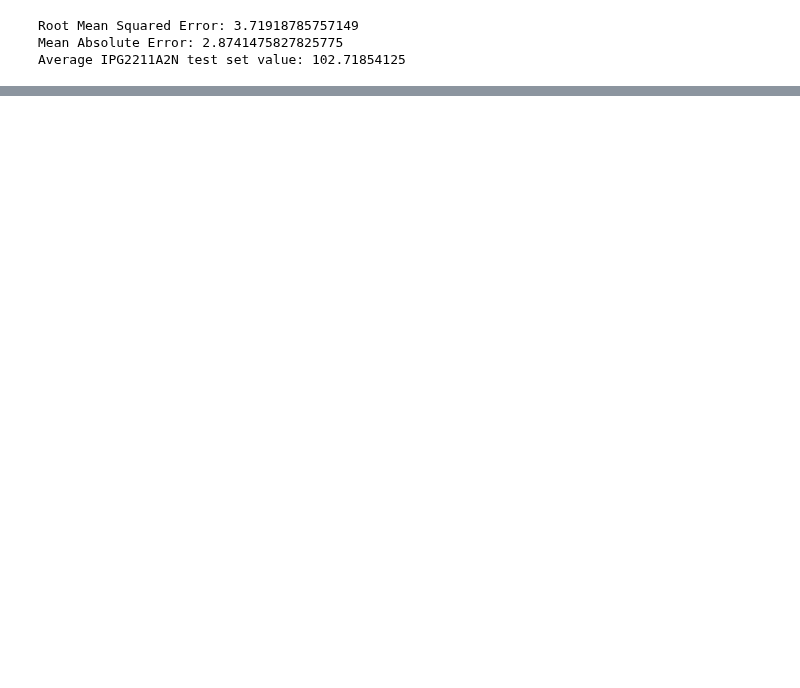
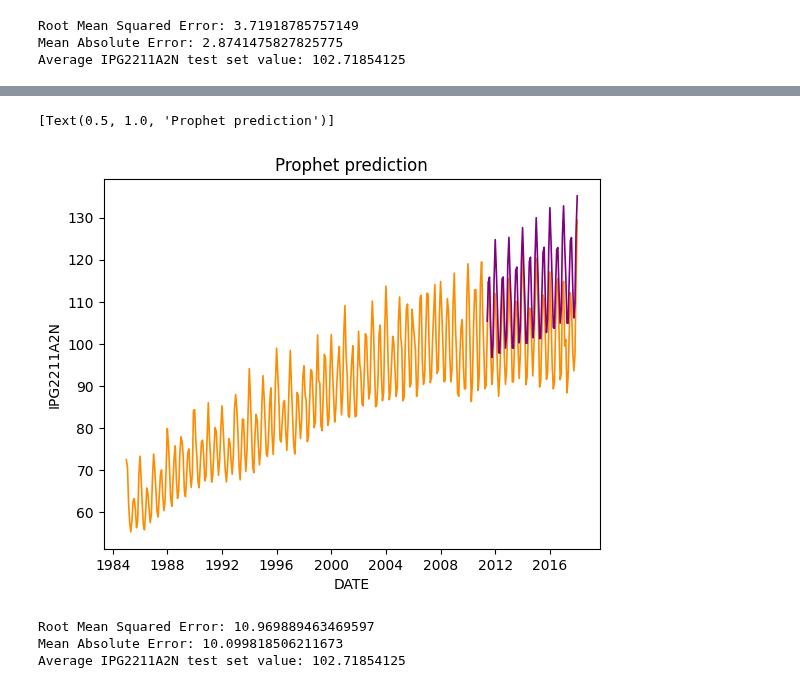
Before and after one commit to matfiz17181920/ML01_P_Online, a Jupyter notebook: Viktoria_Olegovna/HW_18/homework_2025-02-10.ipynb, the cells around one changed output, grey strips where cells are left out. Drawn from its saved outputs; the diff is of its cells as text; code cells hidden in the pictures; blank space fills up the shorter version.

```diff
--- a/Viktoria_Olegovna/HW_18/homework_2025-02-10.ipynb
+++ b/Viktoria_Olegovna/HW_18/homework_2025-02-10.ipynb
@@ -119,0 +152,11 @@ Average IPG2211A2N test set value: 102.71854125
+# %%
+# initialize parametrs for choose
+params = {'changepoint_prior_scale': hp.choice(label='changepoint_prior_scale',
+                                               options=[0.001, 0.01, 0.1, 0.5]),
+          'seasonality_prior_scale': hp.choice(label='seasonality_prior_scale',
+                                               options=[0.01, 0.1, 1., 10.])}
+# %%
+trials = Trials()
+best = fmin(fn=partial(objective, x=test_df), space=params, algo=hyperopt.tpe.suggest,
+            max_evals=50, trials=trials, verbose=False)
+best_params = hyperopt.space_eval(params, best)
@@ -119,0 +167,9 @@ Average IPG2211A2N test set value: 102.71854125
+# %%
+# create and fit Prophet model with best params
+prophet_model = Prophet(seasonality_mode='multiplicative',
+                        changepoint_prior_scale=best_params['changepoint_prior_scale'],
+                        seasonality_prior_scale=best_params['seasonality_prior_scale'])
+prophet_model = prophet_model.fit(train_df)
+# %%
+prophet_pred = prophet_model.predict(test_df)[['ds', 'yhat']]
+prophet_pred
@@ -119,0 +190,19 @@ Average IPG2211A2N test set value: 102.71854125
+# %%
+# visualize Prophet predicted time series
+sb.lineplot(data=electric_df, x='DATE', y='IPG2211A2N', color='darkorange', lw=1.2)
+sb.lineplot(data=prophet_pred, x='ds', y='yhat', color='purple', lw=1.2).set(title='Prophet prediction')
+# %% [output]
+[Text(0.5, 1.0, 'Prophet prediction')]
+[figure, added]
+# %%
+# calculate RMSE and MAE metrics
+prophet_rmse = root_mean_squared_error(test_df['y'], prophet_pred['yhat'])
+prophet_mae = mean_absolute_error(test_df['y'], prophet_pred['yhat'])
+
+print('Root Mean Squared Error:', prophet_rmse)
+print('Mean Absolute Error:', prophet_mae)
+print('Average IPG2211A2N test set value:', test_df['y'].mean())
+# %% [output]
+Root Mean Squared Error: 10.969889463469597
+Mean Absolute Error: 10.099818506211673
+Average IPG2211A2N test set value: 102.71854125
```
Also changed, not shown: parts of 18 cells of this notebook.
